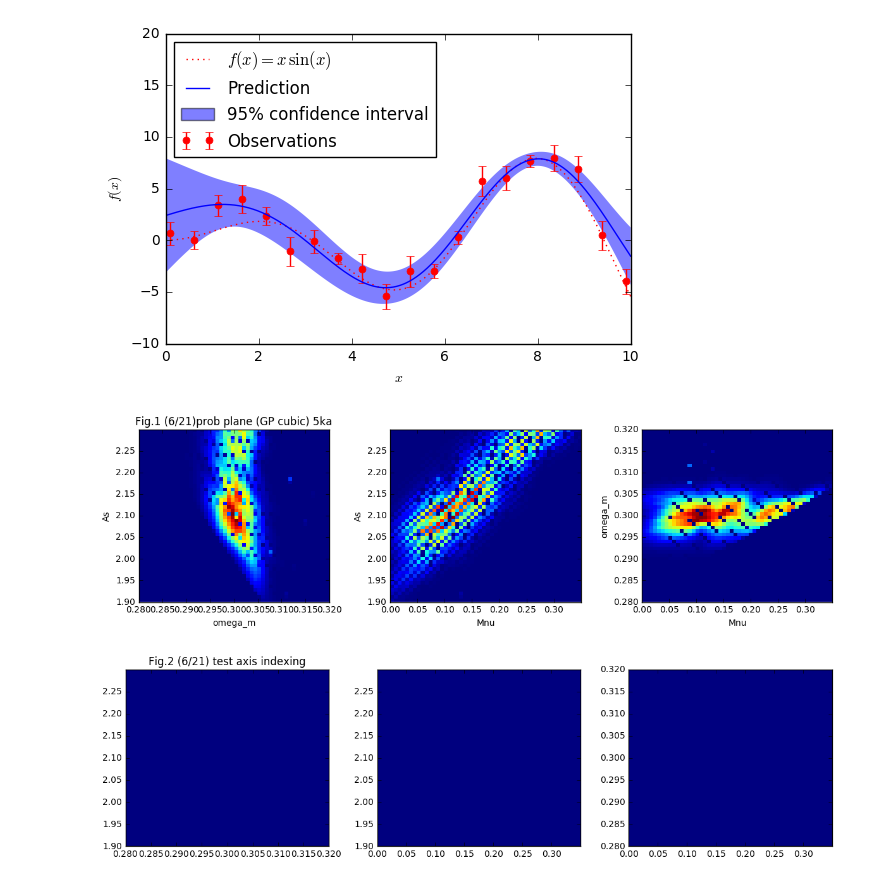
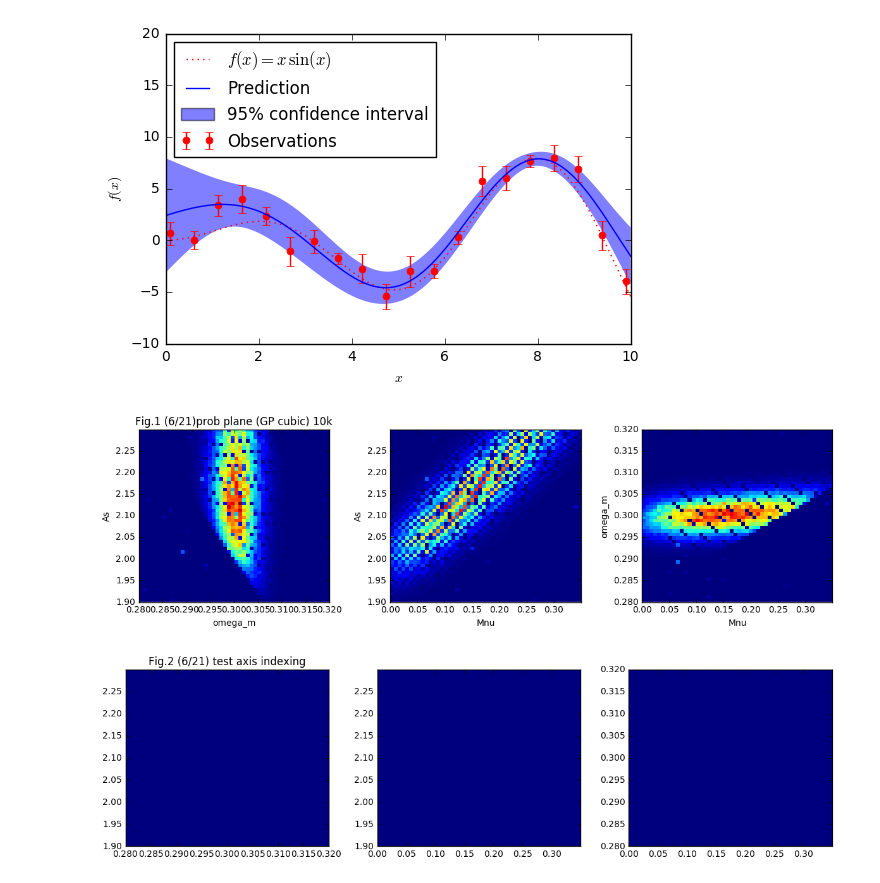
Before and after one commit to liuxx479/PDFs, a Jupyter notebook: likelihood.ipynb, the cells around one changed output. Cells and saved outputs as stored; diff of their text form; code cells hidden in the pictures.

```diff
--- a/likelihood.ipynb
+++ b/likelihood.ipynb
@@ -113,28 +113,28 @@ def plane_margin (chi2cube,Ngrid=Ngrid,x=23):
     return [sum(prob,axis=i) for i in range(3)]
     #return prob[x],prob[:,x],prob[:,:,x]
 # %%
-Nk = '5ka'
-Chi2_arr = load('likelihood/prob_{0}_N{1}_2stats_GPcubic.npy'.format(Nk, Ngrid)).T
+Nk = '10k'
+Chi2_arr = load('likelihood/prob_{0}_N{1}_2stats_GP.npy'.format(Nk, Ngrid)).T
 
 #for ix in range(50):
-#ix=23
+ix=23
 f,axes=subplots(1,3,figsize=(12,3.5))
 extents = ([param_range[1],param_range[2]],[param_range[0],param_range[2]],[param_range[0],param_range[1]])
 labeles0 = ('Mnu','omega_m','As')
 labels = ([labeles0[1],labeles0[2]],[labeles0[0],labeles0[2]],[labeles0[0],labeles0[1]])
 i=0
 for iP in plane_margin (Chi2_arr[0],x=ix):
     axes[i].imshow(iP.T,origin='lower',extent= array(extents[i]).flatten(),aspect='auto',interpolation='nearest')
     axes[i].set_xlabel(labels[i][0])
     axes[i].set_ylabel(labels[i][1])
     i+=1
 plt.tight_layout()
 axes[0].set_title('Fig.1 (6/21)prob plane (GP cubic) '+Nk)
 # savefig('likelihood/testps_%i.jpg'%(ix))
 # close()
 show()
 # %% [output]
-[figure, old version]
+[figure, new version]
 # %%
 Ngrid =50
 param_range = [[0,0.35],[0.28, 0.32],[1.9,2.3]]
```
Also changed, not shown: parts of 18 cells of this notebook.
